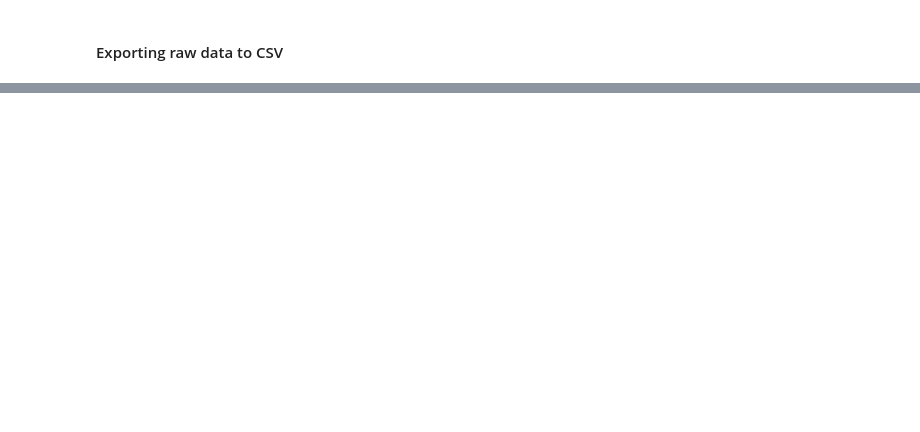
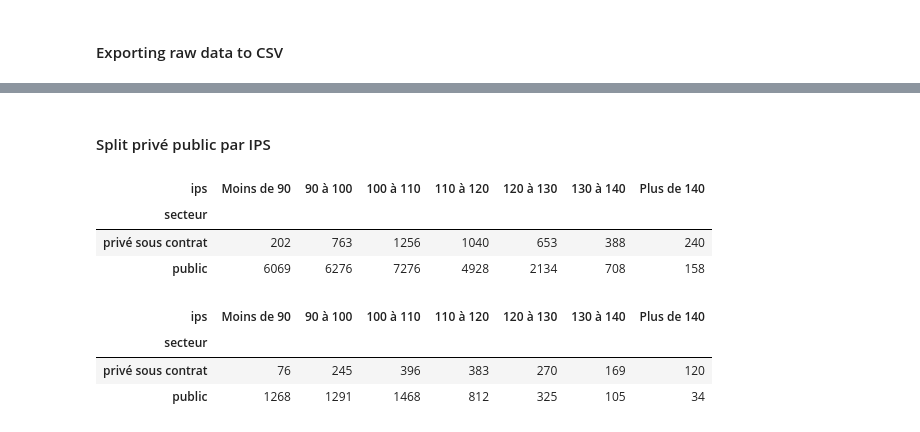
Before and after one commit to crish1eev1/indice-de-position-sociale, a Jupyter notebook: main.ipynb, the cells around one changed output, grey strips where cells are left out. Cells and saved outputs as stored; diff of their text form; code cells hidden in the pictures; blank space fills up the shorter version.

```diff
--- a/main.ipynb
+++ b/main.ipynb
@@ -354,0 +499,46 @@ fig.show()
+# %% [markdown]
+#### Split privé public par IPS
+# %%
+#bin values into discrete intervals
+bins = [0, 90, 100, 110, 120, 130, 140, 999]
+labels = ["Moins de 90", "90 à 100", "100 à 110", "110 à 120", "120 à 130", "130 à 140", "Plus de 140"]
+groups_ecole = df_raw_ips_ecoles.groupby(['secteur', pd.cut(df_raw_ips_ecoles.ips,
+                                                            bins=bins,
+                                                            right=False,
+                                                            include_lowest=False,
+                                                            labels=labels)])
+groups_college = df_raw_ips_colleges.groupby(['secteur', pd.cut(df_raw_ips_colleges.ips,
+                                                                bins=bins,
+                                                                right=False,
+                                                                include_lowest=False,
+                                                                labels=labels)])
+
+#display groupedby bin count
+ips_ecole_split_absolute = groups_ecole.size().unstack()
+ips_college_split_absolute = groups_college.size().unstack()
+
+#transpose tables
+ips_ecole_split = ips_ecole_split_absolute.T
+ips_college_split = ips_college_split_absolute.T
+
+#normalize results in %
+ips_ecole_split = ips_ecole_split.div(ips_ecole_split.sum(axis=1), axis=0)
+ips_college_split = ips_college_split.div(ips_college_split.sum(axis=1), axis=0)
+
+#round tables to 2 decimals
+ips_ecole_split = ips_ecole_split.round(decimals=3)
+ips_college_split = ips_college_split.round(decimals=3)
+# %%
+ips_ecole_split_absolute
+# %% [output]
+| ips | Moins de 90 | 90 à 100 | 100 à 110 | 110 à 120 | 120 à 130 | 130 à 140 | Plus de 140 |
+| secteur |  |  |  |  |  |  |  |
+| privé sous contrat | 202 | 763 | 1256 | 1040 | 653 | 388 | 240 |
+| public | 6069 | 6276 | 7276 | 4928 | 2134 | 708 | 158 |
+# %%
+ips_college_split_absolute
+# %% [output]
+| ips | Moins de 90 | 90 à 100 | 100 à 110 | 110 à 120 | 120 à 130 | 130 à 140 | Plus de 140 |
+| secteur |  |  |  |  |  |  |  |
+| privé sous contrat | 76 | 245 | 396 | 383 | 270 | 169 | 120 |
+| public | 1268 | 1291 | 1468 | 812 | 325 | 105 | 34 |
```
Also changed, not shown: parts of 49 cells of this notebook.
